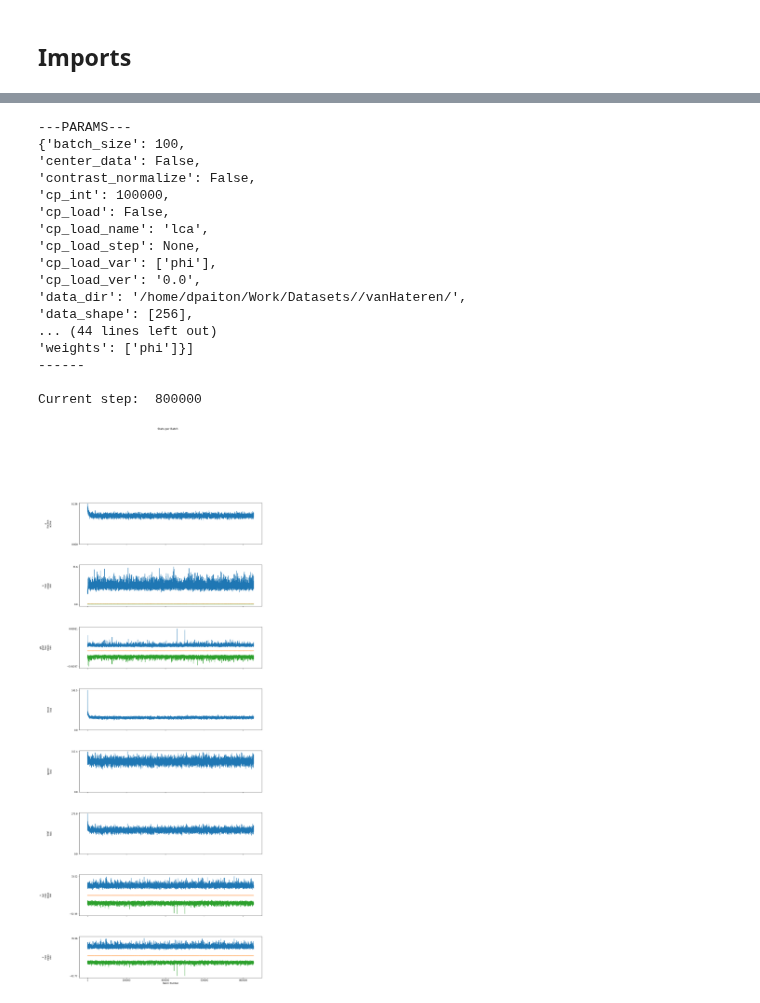
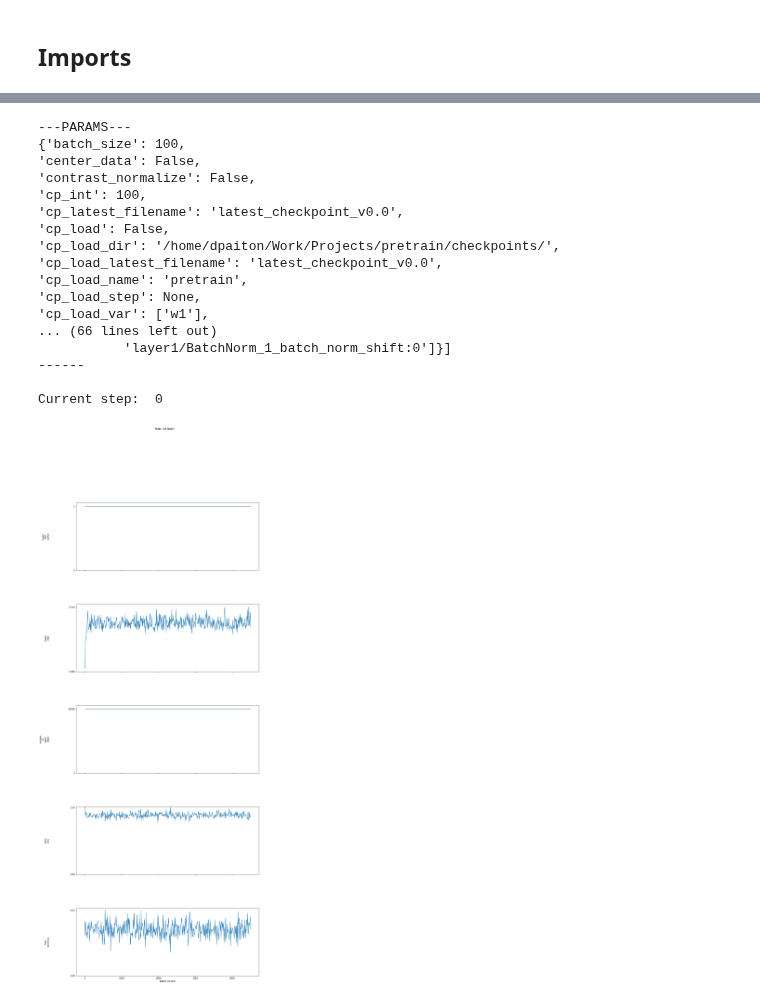
Before and after one commit to dpaiton/DeepSparseCoding, a Jupyter notebook: monitor_train.ipynb, the cells around one changed output, grey strips where cells are left out. Drawn from its saved outputs; the diff is of its cells as text; code cells hidden in the pictures.

```diff
--- a/monitor_train.ipynb
+++ b/monitor_train.ipynb
@@ -17,9 +19,9 @@ import analysis.analysis_picker as ap
 from utils.logger import Logger
 # %%
 class analysis_params(object):
-  model_type = "lca"
-  #model_name = "lca_mnist"
-  model_name = "lca_vh"
+  model_type = "mlp"
+  model_name = "mlp_mnist"
+  #model_name = "lca_vh"
   #model_type = "sigmoid_autoencoder"
   #model_name = "sigmoid_autoencoder_reboot"
   #model_type = "gdn_autoencoder"
@@ -39,14 +41,14 @@ analysis_params.model_dir = (os.path.expanduser("~")+"/Work/Projects/"+analysis_
 analysis_params.weights += ["w_gdn_"+str(i) for i in range(5)]
 # %%
 log_file = (analysis_params.model_dir+"/logfiles/"+analysis_params.model_name+"_v"+analysis_params.version+".log")
-logger = Logger()
+logger = Logger(filename=None)
 log_text = logger.load_file(log_file)
 model_params = logger.read_params(log_text)
 model_schedule = logger.read_schedule(log_text)
 
 pp = pprint.PrettyPrinter(indent = 0)
 print("---PARAMS---")
-pp.pprint(model_params)
+pp.pprint(model_params.__dict__)
 print("\n---SCHEDULE---")
 pp.pprint(model_schedule)
 print("------\n")
@@ -63,8 +65,6 @@ if len(vis_files) > 0:
 else:
   current_step = 0
   prev_step = 0
-if current_step == prev_step:
-  pass
 prev_step = current_step
 print("Current step: ", current_step)
 
@@ -174,40 +174,40 @@ if len(img_files) > 0:
   recon = plt.imread(disp_filename)
   fig, ax = plt.subplots(1, figsize=(8,8))
   ax.imshow(recon)
   ax = pf.clear_axis(ax)
   ax.set_title("Inputs")
 
 recon_details = "recons_v"+model_params.version
 recon_files = [file for file in vis_files if recon_details in file]
 if len(recon_files) > 0:
   indices = sorted([(mid, int(match.group(1)))
     for mid, match in
     enumerate([re.search("-(\d+)",filename) for filename in recon_files])
     if match], key=lambda x:x[1])
   disp_filename = vis_dir+recon_files[indices[-1][0]]
   recon = plt.imread(disp_filename)
   fig, ax = plt.subplots(1, figsize=(8,8))
   ax.imshow(recon)
   ax = pf.clear_axis(ax)
   ax.set_title("Reconstruction")
 
 plt.show()
 # %% [output]
 ---PARAMS---
 {'batch_size': 100,
 'center_data': False,
 'contrast_normalize': False,
-'cp_int': 100000,
+'cp_int': 100,
+'cp_latest_filename': 'latest_checkpoint_v0.0',
 'cp_load': False,
-'cp_load_name': 'lca',
+'cp_load_dir': '/home/dpaiton/Work/Projects/pretrain/checkpoints/',
+'cp_load_latest_filename': 'latest_checkpoint_v0.0',
+'cp_load_name': 'pretrain',
 'cp_load_step': None,
-'cp_load_var': ['phi'],
-'cp_load_ver': '0.0',
-'data_dir': '/home/dpaiton/Work/Datasets//vanHateren/',
-'data_shape': [256],
-... (44 lines left out)
-'weights': ['phi']}]
+'cp_load_var': ['w1'],
+... (66 lines left out)
+           'layer1/BatchNorm_1_batch_norm_shift:0']}]
 ------
 
-Current step:  800000
+Current step:  0
-[figure, old version]
+[figure, new version]
```
Also changed, not shown: parts of 2 cells of this notebook, 10 other files.
